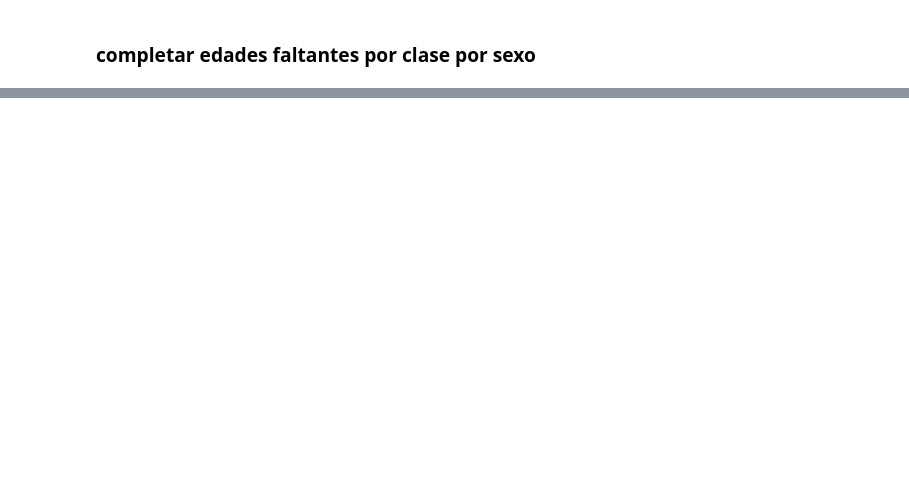
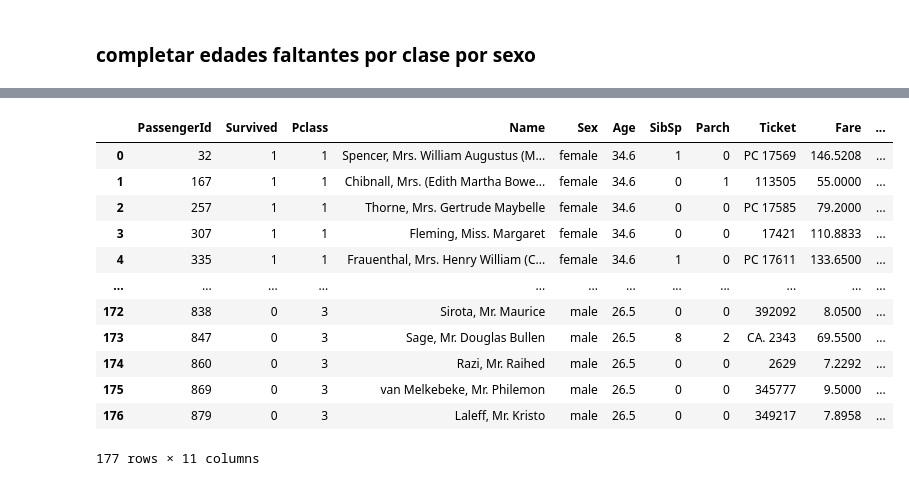
Before and after one commit to CarmenRosillo/fundamentos_python, a Jupyter notebook: domingo_14.ipynb, the cells around one changed output, grey strips where cells are left out. Drawn from its saved outputs; the diff is of its cells as text; code cells hidden in the pictures; blank space fills up the shorter version.

```diff
--- a/domingo_14.ipynb
+++ b/domingo_14.ipynb
@@ -256,7 +264,7 @@ Edades clase 1
 df_age_c1= df2[(df2[ "Pclass"]==1)& df2["Age"].isnull()]
 
 # guardo las edades faltantes en la clase 1 sexo femenino
-df_age_c1_female= df_age_c1 [ df_age_c1_female [ "Sex"]== "female"]
+df_age_c1_female= df_age_c1 [df_age_c1 ["Sex"] == "female"]
 
 # guardo las edades faltantes en la clase 1 sexo masculino
 df_age_c1_male= df_age_c1[df_age_c1["Sex"]== "male"]
@@ -273,7 +279,7 @@ Edades clase 2
 # %%
 #edades faltantes por clase
 
-df_age_c2= df2[(df2[ "Pclass"]==1)& df2["Age"].isnull()]
+df_age_c2= df2[(df2[ "Pclass"]==2)& df2["Age"].isnull()]
 
 # guardo las edades faltantes en la clase 1 sexo femenino
 df_age_c2_female= df_age_c2 [ df_age_c2 [ "Sex"]== "female"]
@@ -348,0 +357,12 @@ df_age_c1_male["Age"]= df_age_c1_male ["Age"].fillna(round(c1_age_male,1))
+# %%
+df_age_c1_female["Age"]= df_age_c1_female ["Age"].fillna(round(c1_age_female,1))
+
+df_age_c1_male["Age"]= df_age_c1_male ["Age"].fillna(round(c1_age_male,1))
+
+df_age_c2_female["Age"]= df_age_c2_female ["Age"].fillna(round(c2_age_female,1))
+
+df_age_c2_male["Age"]= df_age_c2_male ["Age"].fillna(round(c2_age_male,1))
+
+df_age_c3_female["Age"]= df_age_c3_female ["Age"].fillna(round(c3_age_female,1))
+
+df_age_c3_male["Age"]= df_age_c3_male ["Age"].fillna(round(c3_age_male,1))
@@ -348,0 +387,20 @@ df_age_c1_male["Age"]= df_age_c1_male ["Age"].fillna(round(c1_age_male,1))
+# %%
+df_age_ok = pd.concat(
+    [df_age_c1_female, df_age_c1_male, df_age_c2_female,
+     df_age_c2_male, df_age_c3_female, df_age_c3_male], ignore_index=True)
+# %%
+df_age_ok
+# %% [output]
+|  | PassengerId | Survived | Pclass | Name | Sex | Age | SibSp | Parch | Ticket | Fare | ... |
+| 0 | 32 | 1 | 1 | Spencer, Mrs. William Augustus (M... | female | 34.6 | 1 | 0 | PC 17569 | 146.5208 | ... |
+| 1 | 167 | 1 | 1 | Chibnall, Mrs. (Edith Martha Bowe... | female | 34.6 | 0 | 1 | 113505 | 55.0000 | ... |
+| 2 | 257 | 1 | 1 | Thorne, Mrs. Gertrude Maybelle | female | 34.6 | 0 | 0 | PC 17585 | 79.2000 | ... |
+| 3 | 307 | 1 | 1 | Fleming, Miss. Margaret | female | 34.6 | 0 | 0 | 17421 | 110.8833 | ... |
+| 4 | 335 | 1 | 1 | Frauenthal, Mrs. Henry William (C... | female | 34.6 | 1 | 0 | PC 17611 | 133.6500 | ... |
+| ... | ... | ... | ... | ... | ... | ... | ... | ... | ... | ... | ... |
+| 172 | 838 | 0 | 3 | Sirota, Mr. Maurice | male | 26.5 | 0 | 0 | 392092 | 8.0500 | ... |
+| 173 | 847 | 0 | 3 | Sage, Mr. Douglas Bullen | male | 26.5 | 8 | 2 | CA. 2343 | 69.5500 | ... |
+| 174 | 860 | 0 | 3 | Razi, Mr. Raihed | male | 26.5 | 0 | 0 | 2629 | 7.2292 | ... |
+| 175 | 869 | 0 | 3 | van Melkebeke, Mr. Philemon | male | 26.5 | 0 | 0 | 345777 | 9.5000 | ... |
+| 176 | 879 | 0 | 3 | Laleff, Mr. Kristo | male | 26.5 | 0 | 0 | 349217 | 7.8958 | ... |
+177 rows × 11 columns
```
Also changed, not shown: parts of 10 cells of this notebook.
